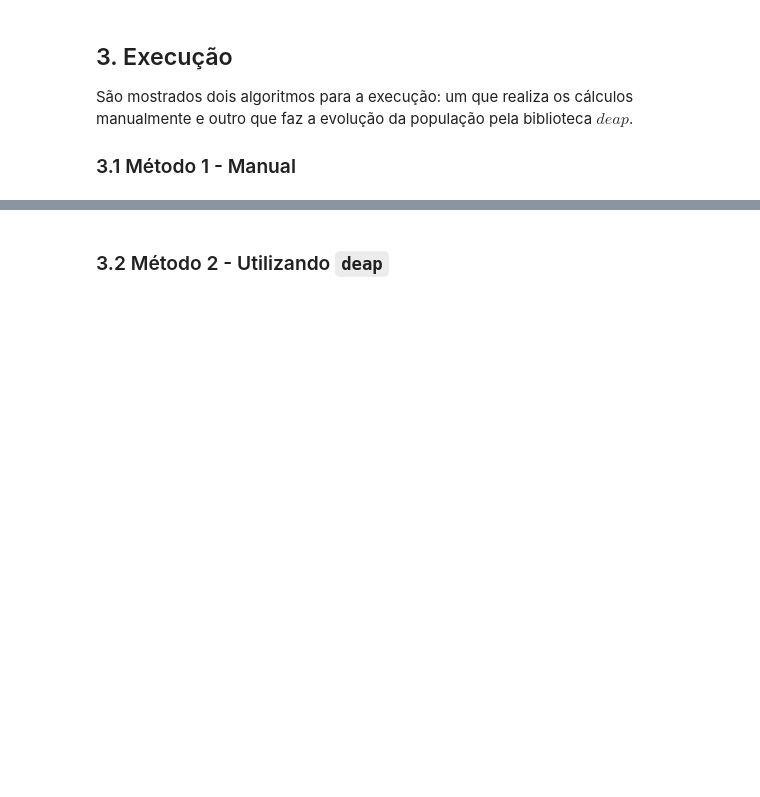
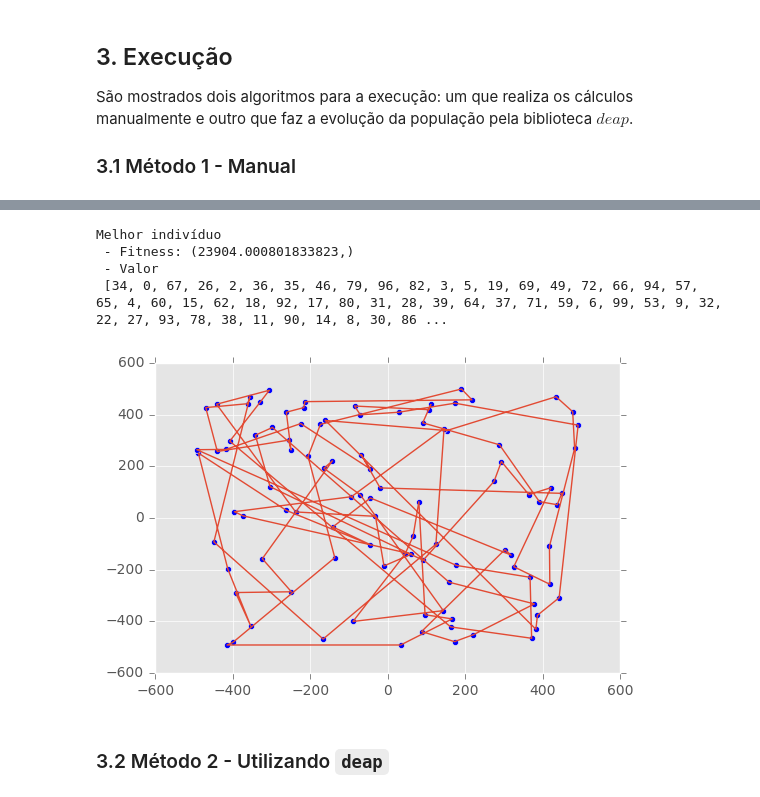
Before and after one commit to IFCE-Ciencia-da-Computacao-2011-2/UDM.279-Inteligencia-Artificial, a Jupyter notebook: Algoritmo Genético - Problema Caxeiro viajante.ipynb, the cells around one changed output, grey strips where cells are left out. Cells and saved outputs as stored; diff of their text form; code cells hidden in the pictures; blank space fills up the shorter version.

Commit message:
Adicionado mapa do caminho percorrido pelo caxeiro viajante

```diff
--- a/Algoritmo Genético - Problema Caxeiro viajante.ipynb
+++ b/Algoritmo Genético - Problema Caxeiro viajante.ipynb
@@ -389,3 +400,29 @@ historico.plot()
+# %%
+import numpy as np
+
+def plot_caminho(melhor_individuo):
+    x, y = np.asarray(Mapa).T
+
+    caminho = melhor_individuo + melhor_individuo[0:1]
+    melhor_caminho_x, melhor_caminho_y = np.asarray([Mapa[indice_cidade] for indice_cidade in caminho]).T
+
+    plt.scatter(x, y)
+    plt.plot(melhor_caminho_x, melhor_caminho_y)
+    plt.show()
+
+melhor_individuo = sorted(populacao_resultado, key=lambda individuo: individuo.fitness.values[0])[0]
+
+print("Melhor indivíduo")
+print(" - Fitness:", melhor_individuo.fitness)
+print(" - Valor\n", melhor_individuo)
+
+plot_caminho(melhor_individuo)
+# %% [output]
+Melhor indivíduo
+ - Fitness: (23904.000801833823,)
+ - Valor
+ [34, 0, 67, 26, 2, 36, 35, 46, 79, 96, 82, 3, 5, 19, 69, 49, 72, 66, 94, 57, 65, 4, 60, 15, 62, 18, 92, 17, 80, 31, 28, 39, 64, 37, 71, 59, 6, 99, 53, 9, 32, 22, 27, 93, 78, 38, 11, 90, 14, 8, 30, 86 ...
+[figure, added]
 # %% [markdown]
 ### 3.2 Método 2 - Utilizando `deap`
 # %%
```
Also changed, not shown: parts of 10 cells of this notebook.
